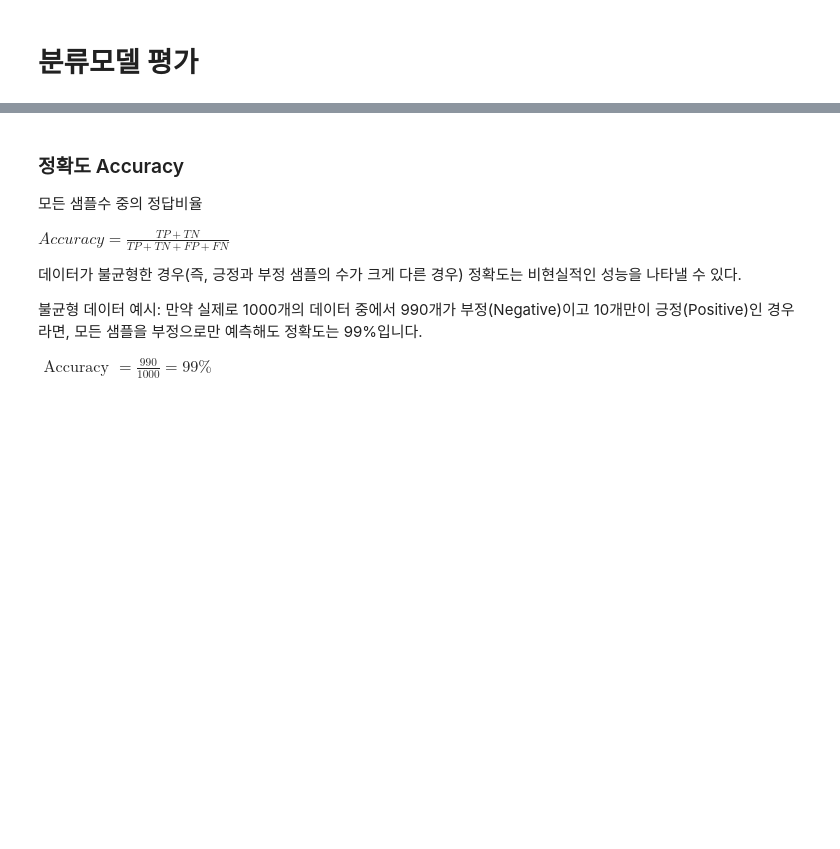
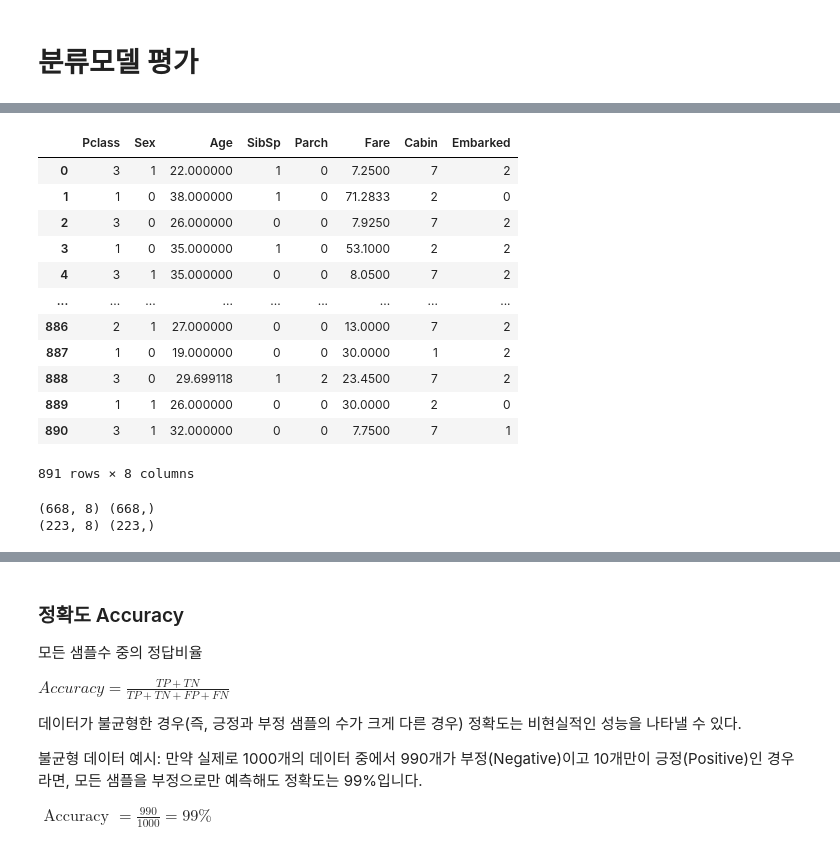
Before and after one commit to j-ai-616/05_machine_learning, a Jupyter notebook: 02_ml_basics/03_01_classification_evaluation.ipynb, the cells around one changed output, grey strips where cells are left out. Saved outputs shown, nothing was run; the diff lists cells and outputs as text; code cells hidden in the pictures; blank space fills up the shorter version.

```diff
--- a/02_ml_basics/03_01_classification_evaluation.ipynb
+++ b/02_ml_basics/03_01_classification_evaluation.ipynb
@@ -23,0 +29,69 @@
+# %%
+# 전처리 함수 정의
+from sklearn.preprocessing import LabelEncoder
+from sklearn.impute import SimpleImputer
+
+def handlena(df):
+    age_imputer = SimpleImputer(strategy='mean')
+    df[['Age']] = age_imputer.fit_transform(df[['Age']])
+    cabin_imputer = SimpleImputer(strategy='constant', fill_value='N')
+    df[['Cabin']] = cabin_imputer.fit_transform(df[['Cabin']])
+    embarked_imputer = SimpleImputer(strategy='most_frequent')
+    df[['Embarked']] = embarked_imputer.fit_transform(df[['Embarked']])
+    return df
+
+def drop_features(df):
+    return df.drop(['PassengerId', 'Name', 'Ticket'], axis=1)
+
+def format_features(df):
+    # 범주형을 라벨 인코더로 수정
+    df['Cabin'] = df['Cabin'].str[:1]   # 첫번째 문자만 가져오기
+    for feat in ['Sex', 'Cabin', 'Embarked']:
+        labelEncoder = LabelEncoder()
+        df[feat] = labelEncoder.fit_transform(df[feat])
+    return df
+
+def preprocess_titanic(df):
+    df = handlena(df)
+    df = drop_features(df)
+    df = format_features(df)
+    return df
+# %%
+# 타이타닉 데이터 로드
+titanic_df = pd.read_csv('data/titanic_train.csv')
+
+# 입력, 라벨 분리
+X_titatic_df = titanic_df.drop('Survived', axis=1)
+y_titatic_df = titanic_df['Survived']
+
+# 전처리 과정 추가
+X_titatic_df = preprocess_titanic(X_titatic_df)
+
+X_titatic_df
+# %% [output]
+|  | Pclass | Sex | Age | SibSp | Parch | Fare | Cabin | Embarked |
+| 0 | 3 | 1 | 22.000000 | 1 | 0 | 7.2500 | 7 | 2 |
+| 1 | 1 | 0 | 38.000000 | 1 | 0 | 71.2833 | 2 | 0 |
+| 2 | 3 | 0 | 26.000000 | 0 | 0 | 7.9250 | 7 | 2 |
+| 3 | 1 | 0 | 35.000000 | 1 | 0 | 53.1000 | 2 | 2 |
+| 4 | 3 | 1 | 35.000000 | 0 | 0 | 8.0500 | 7 | 2 |
+| ... | ... | ... | ... | ... | ... | ... | ... | ... |
+| 886 | 2 | 1 | 27.000000 | 0 | 0 | 13.0000 | 7 | 2 |
+| 887 | 1 | 0 | 19.000000 | 0 | 0 | 30.0000 | 1 | 2 |
+| 888 | 3 | 0 | 29.699118 | 1 | 2 | 23.4500 | 7 | 2 |
+| 889 | 1 | 1 | 26.000000 | 0 | 0 | 30.0000 | 2 | 0 |
+| 890 | 3 | 1 | 32.000000 | 0 | 0 | 7.7500 | 7 | 1 |
+891 rows × 8 columns
+# %%
+# 모델 학습/평가
+from sklearn.model_selection import train_test_split
+
+X_train, X_test, y_train, y_test = train_test_split(
+    X_titatic_df, y_titatic_df, random_state=0, stratify=y_titatic_df
+)
+
+print(X_train.shape, y_train.shape)
+print(X_test.shape, y_test.shape)
+# %% [output]
+(668, 8) (668,)
+(223, 8) (223,)
```
Also changed, not shown: parts of 27 cells of this notebook, 14 other files.
